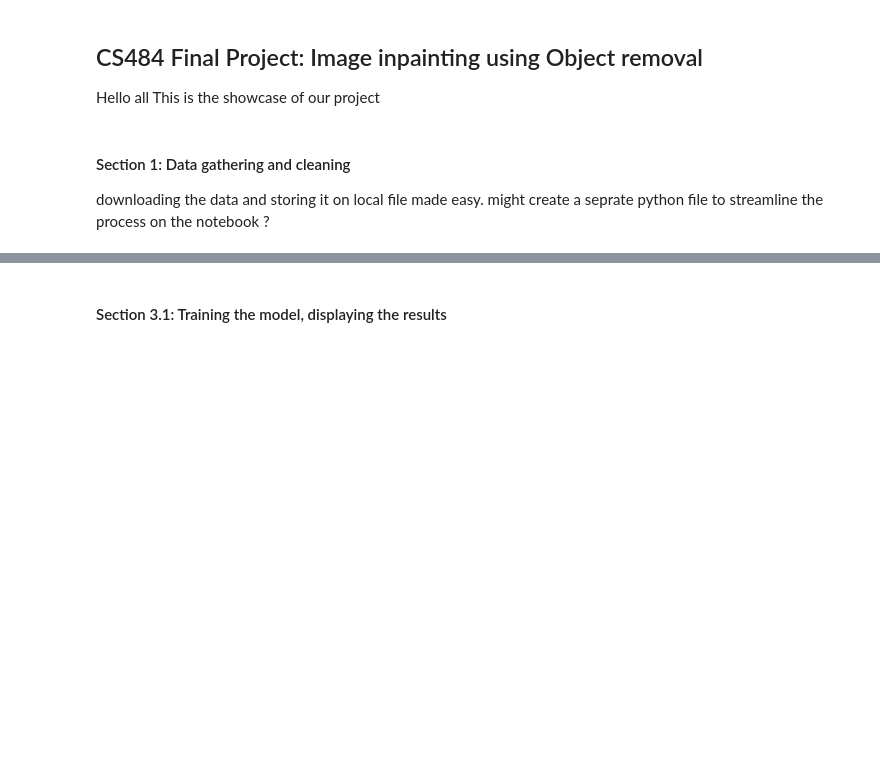
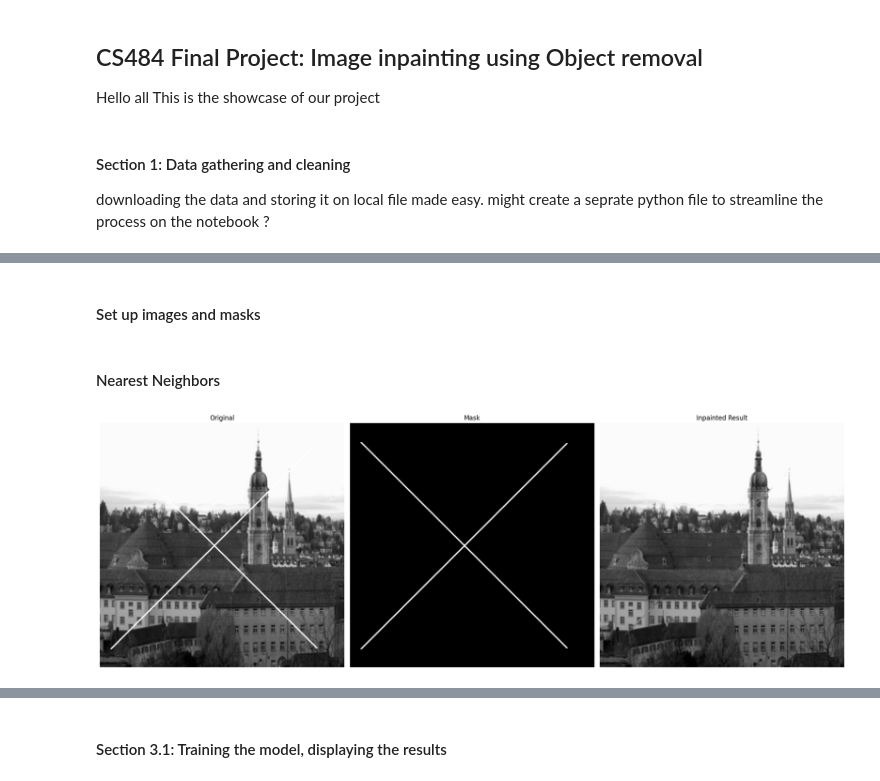
Before and after one commit to Arvin132/Inpainting-vision, a Jupyter notebook: showcase.ipynb, the cells around one changed output, grey strips where cells are left out. Saved outputs shown, nothing was run; the diff lists cells and outputs as text; code cells hidden in the pictures; blank space fills up the shorter version.

```diff
--- a/showcase.ipynb
+++ b/showcase.ipynb
@@ -53,0 +54,21 @@ HINT: Please forward the port - 11685 to your local machine, if you are running
+# %% [markdown]
+#### Set up images and masks
+# %%
+abbey = np.mean(np.load('images/abbey0.jpg.npy'), axis=2)
+
+thinMask = thinXMask(abbey)
+thickMask = thickXMask(abbey)
+
+abbeyDamaged = abbey.copy()
+abbeyDamaged[thinMask == 1] = 255
+
+abbeyDamaged2 = abbey.copy()
+abbeyDamaged2[thickMask == 1] = 255
+# %% [markdown]
+#### Nearest Neighbors
+# %%
+
+inpainted_image = nearestNeighbors(abbeyDamaged, thinMask)
+showResults(abbeyDamaged, thinMask, inpainted_image)
+# %% [output]
+[figure, added]
```
Also changed, not shown: parts of 16 cells of this notebook, 2 other files.
